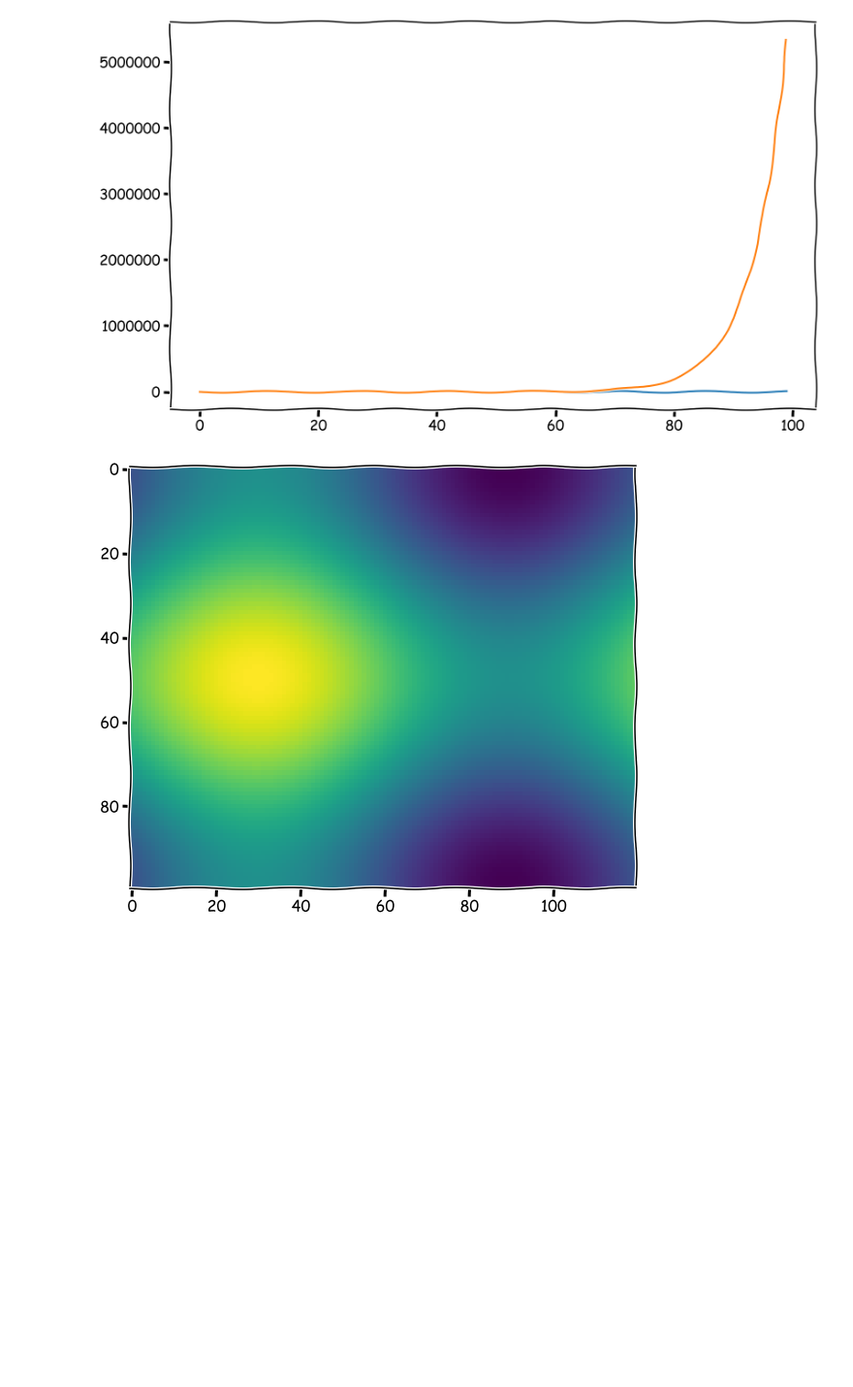
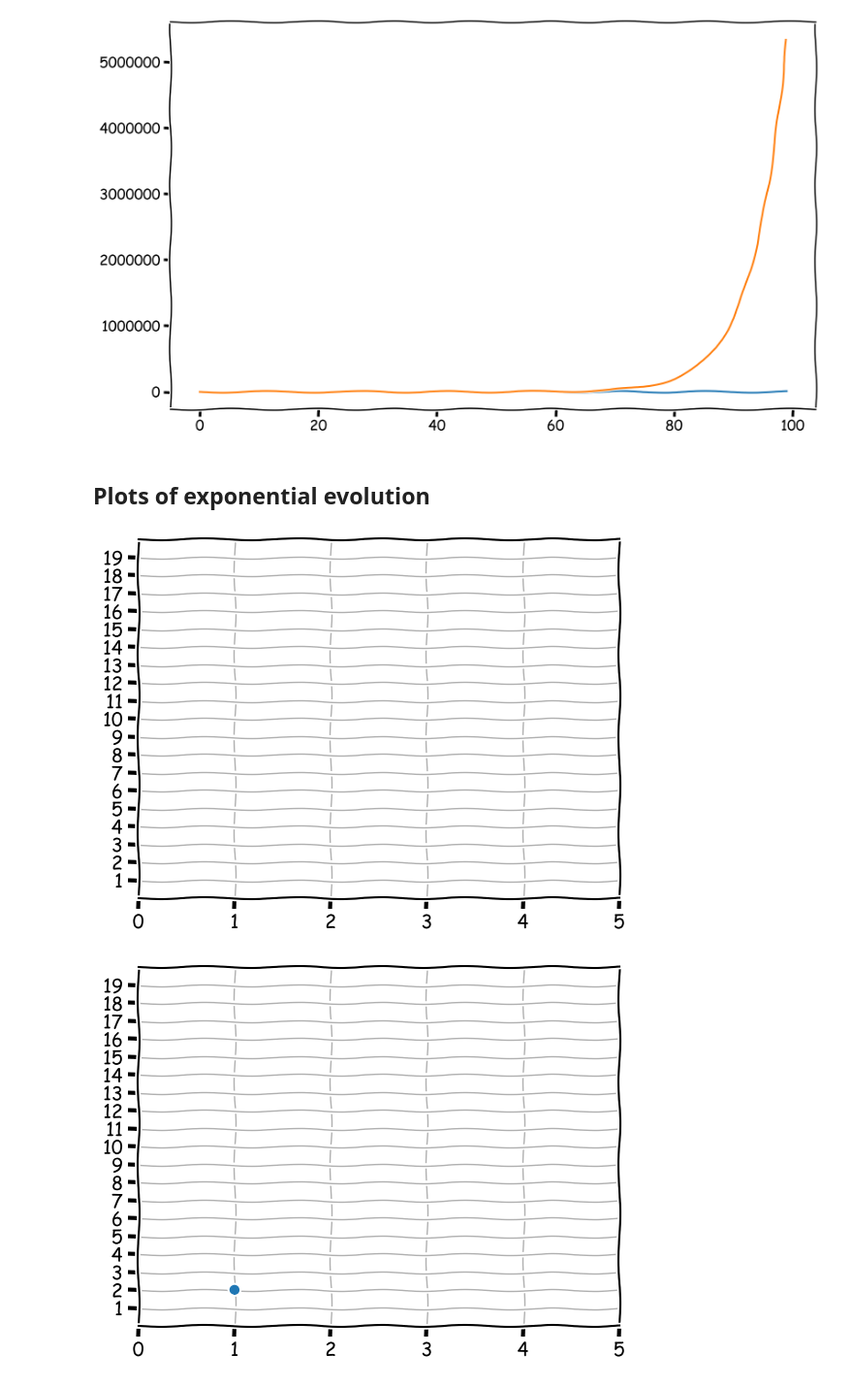
Before and after one commit to aquilesC/Covid-19-Jupyter-Notebook, a Jupyter notebook: Understanding_Sampling.ipynb, the cells around one changed output. Shown at 97% size. Drawn from its saved outputs; the diff is of its cells as text; code cells hidden in the pictures; blank space fills up the shorter version.

Commit message:
Making plots one by one

```diff
--- a/Understanding_Sampling.ipynb
+++ b/Understanding_Sampling.ipynb
@@ -195,34 +195,5 @@ plt.plot(new_cases)
 # %% [output]
 [<matplotlib.lines.Line2D at 0x...>]
 [figure]
-# %%
-import numpy as np
-import matplotlib.pyplot as plt
-import matplotlib.animation as animation
-
-fig = plt.figure()
-
-
-def f(x, y):
-    return np.sin(x) + np.cos(y)
-
-x = np.linspace(0, 2 * np.pi, 120)
-y = np.linspace(0, 2 * np.pi, 100).reshape(-1, 1)
-# ims is a list of lists, each row is a list of artists to draw in the
-# current frame; here we are just animating one artist, the image, in
-# each frame
-ims = []
-for i in range(60):
-    x += np.pi / 15.
-    y += np.pi / 20.
-    im = plt.imshow(f(x, y), animated=True)
-    ims.append([im])
-
-ani = animation.ArtistAnimation(fig, ims, interval=50, blit=True,
-                                repeat_delay=1000)
-
-ani.save('dynamic_images.mp4')
-
-plt.show()
-# %% [output]
-[figure, removed]
+# %% [markdown]
+## Plots of exponential evolution
@@ -228,0 +202,26 @@ plt.show()
+# %%
+plt.xkcd()
+x = np.arange(1, 11)
+y = 2**x
+for i in range(5):
+    fig, ax = plt.subplots()
+    ax.plot(x[:i], y[:i], 'o')
+    ax.set_xlim(0, 5)
+    ax.set_ylim(0, 20)
+    ax.set_yticks(np.arange(1, 20))
+    ax.xaxis.grid(linewidth=1.0)
+    ax.yaxis.grid(linewidth=1.0)
+    plt.savefig(f'Figures_Movie/01_Exponential_2/{i}.png', fig=fig)
+
+for i in range(5, len(x)+1):
+    fig, ax = plt.subplots()
+    ax.plot(x[:i], y[:i], 'o')
+    ax.set_xlim(0, 11)
+    ax.set_ylim(0, 1100)
+#     ax.set_yticks(np.arange(1, 20))
+    ax.xaxis.grid(linewidth=1.0)
+    ax.yaxis.grid(linewidth=1.0)
+    plt.savefig(f'Figures_Movie/01_Exponential_2/{i}.png', fig=fig)
+# %% [output]
+[figure, added]
+[figure, added]
```
Also changed, not shown: parts of 16 cells of this notebook.
